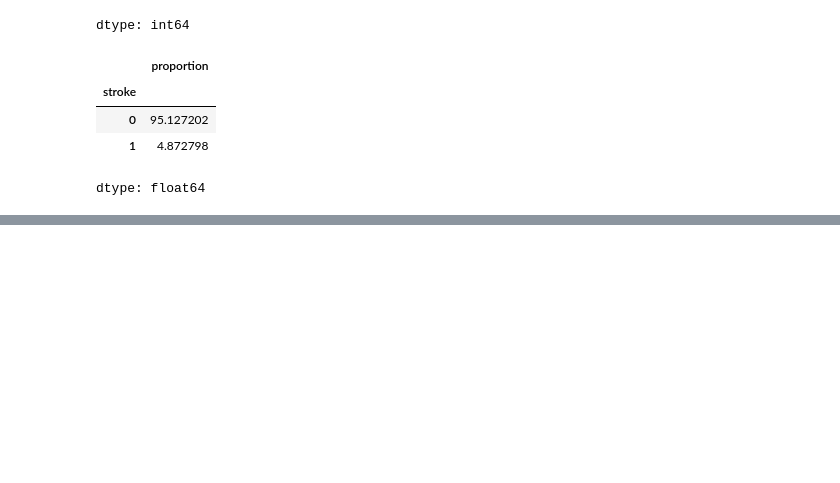
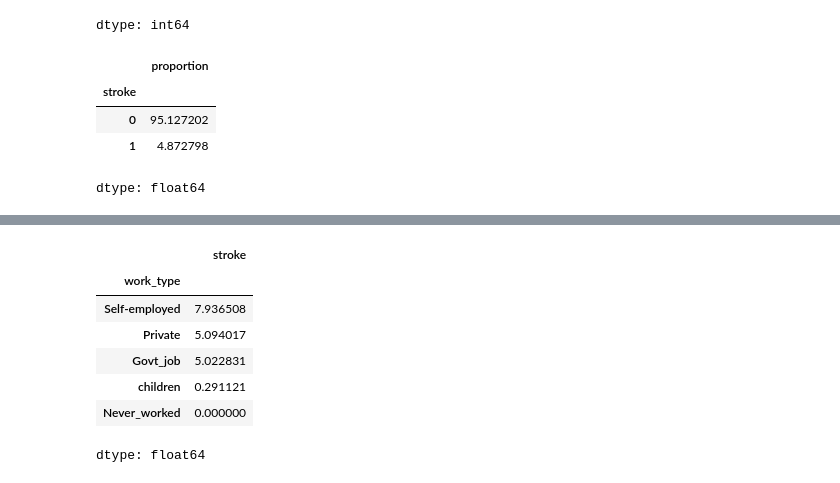
Before and after one commit to pyash45/Stoke_Prediction, a Jupyter notebook: Stoke_prediction.ipynb, the cells around one changed output, grey strips where cells are left out. Saved outputs shown, nothing was run; the diff lists cells and outputs as text; code cells hidden in the pictures; blank space fills up the shorter version.

```diff
--- a/Stoke_prediction.ipynb
+++ b/Stoke_prediction.ipynb
@@ -105,0 +197,12 @@ px.bar(x=y.value_counts().index, y=y.value_counts(), color=y.value_counts().inde
+# %%
+stroke_per_work_type = df.groupby('work_type')['stroke'].mean()*100
+stroke_per_work_type.sort_values(ascending=False)
+# %% [output]
+|  | stroke |
+| work_type |  |
+| Self-employed | 7.936508 |
+| Private | 5.094017 |
+| Govt_job | 5.022831 |
+| children | 0.291121 |
+| Never_worked | 0.000000 |
+dtype: float64
```
Also changed, not shown: parts of 21 cells of this notebook.
